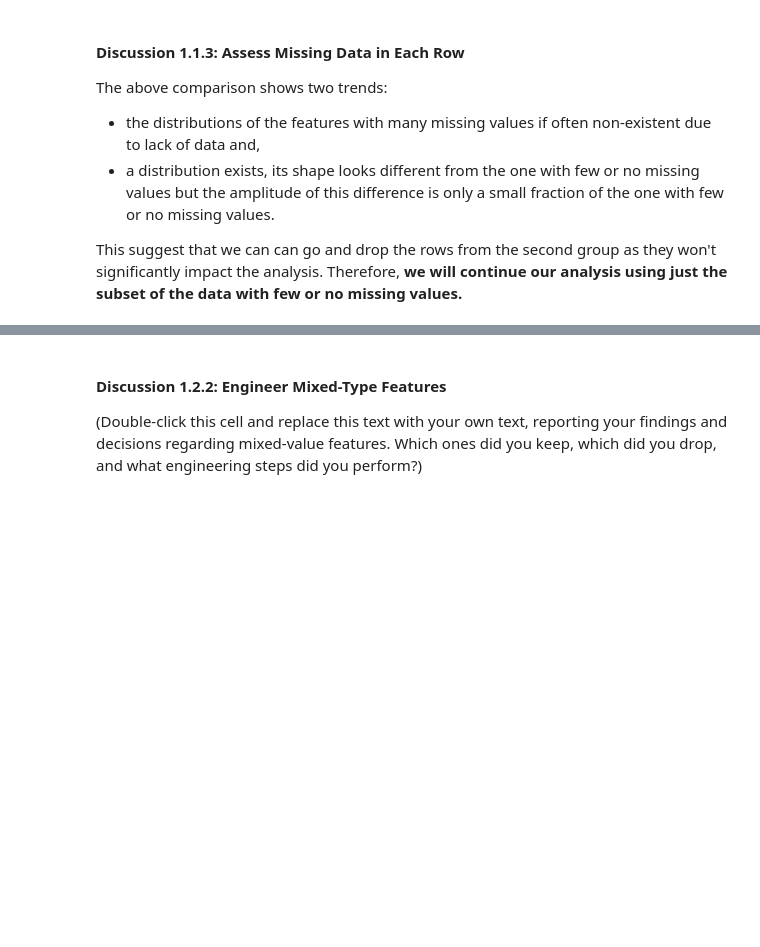
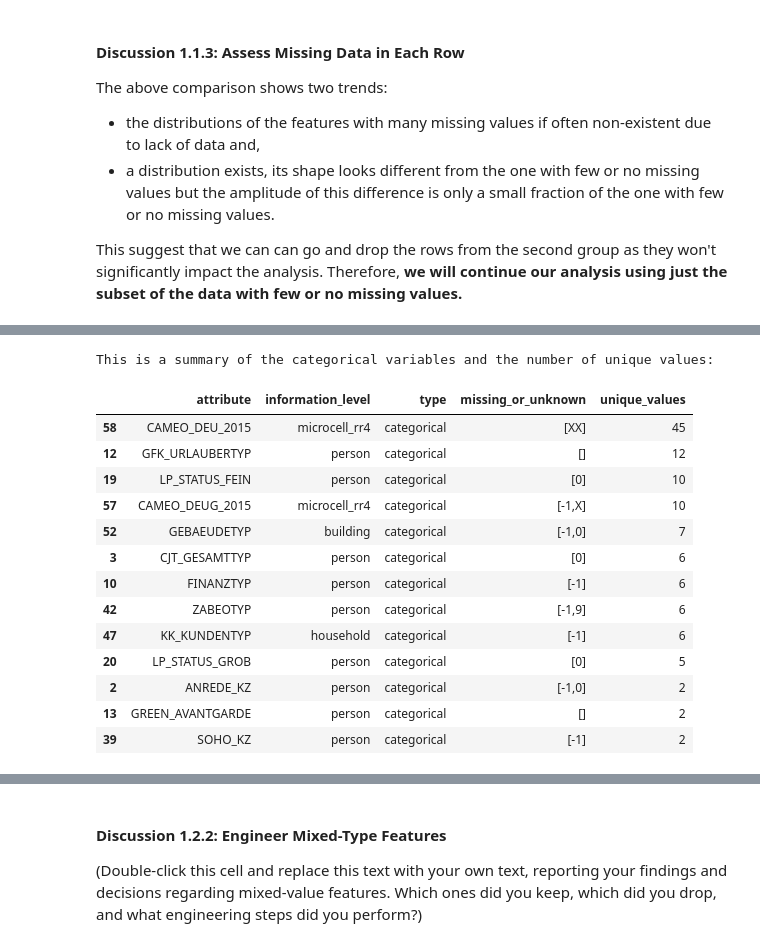
Before and after one commit to fab7/LESSONS-Unsupervised-Learning, a Jupyter notebook: project/Identify_Customer_Segments.ipynb, the cells around one changed output, grey strips where cells are left out. Saved outputs shown, nothing was run; the diff lists cells and outputs as text; code cells hidden in the pictures; blank space fills up the shorter version.

```diff
--- a/project/Identify_Customer_Segments.ipynb
+++ b/project/Identify_Customer_Segments.ipynb
@@ -411,18 +436,22 @@ From the above distribution, we can clearly see two groups of rows with differen
 - one for data points that are above this threshold and,
 - a second subset for points below that threshold.
 # %%
-# Define a threshold for dividing the data into two subsets
+########################################
+##  Divide the data into two subsets  ##
+########################################
+
+# Define a threshold for the split
 threshold = 25
 
 # Subset with less than 'threshold' NaNs
-df_lo_miss = azdias_nan_roc[azdias_nan_roc.isnull().sum(axis=1) <= threshold]
+azdias_nan_roc_lo_miss = azdias_nan_roc[azdias_nan_roc.isnull().sum(axis=1) <= threshold]
 
 # Subset with more than 'threshold' NaNs
-df_hi_miss = azdias_nan_roc[azdias_nan_roc.isnull().sum(axis=1) > threshold]
+azdias_nan_roc_hi_miss = azdias_nan_roc[azdias_nan_roc.isnull().sum(axis=1) > threshold]
 
 if VERBOSE > 1:
-    print(f"The shape of the 'low'  subset is {df_lo_miss.shape}")
-    print(f"The shape of the 'high' subset is {df_hi_miss.shape}")
+    print(f"The shape of the 'low'  subset is {azdias_nan_roc_lo_miss.shape}")
+    print(f"The shape of the 'high' subset is {azdias_nan_roc_hi_miss.shape}")
 # %% [output]
 The shape of the 'low'  subset is (797936, 79)
 The shape of the 'high' subset is (93285, 79)
@@ -549,0 +583,40 @@ For categorical data, you would ordinarily need to encode the levels as dummy va
+# %%
+##########################################
+##  Identify the categorical variables  ##
+##########################################
+
+# List the categorical variables
+categorical_features = feat_info_roc[feat_info_roc['type'] == 'categorical'].copy()
+
+# Add a column with the number of unique values per feature and populate it
+categorical_features['unique_values'] = 0
+
+for index, row in categorical_features.iterrows():
+    attrib_name = row['attribute']
+    if attrib_name in azdias_nan_roc_lo_miss:
+        num_unique = azdias_nan_roc_lo_miss[attrib_name].nunique()
+        if VERBOSE > 2:
+            print(f"Attribute {attrib_name} has {num_unique} unique values")
+        categorical_features.loc[index, 'unique_values'] = num_unique
+
+# Sort the dataframe by the 'unique_values' column
+categorical_features = categorical_features.sort_values(by='unique_values', ascending=False)
+
+print(f"This is a summary of the categorical variables and the number of unique values:")
+categorical_features
+# %% [output]
+This is a summary of the categorical variables and the number of unique values:
+|  | attribute | information_level | type | missing_or_unknown | unique_values |
+| 58 | CAMEO_DEU_2015 | microcell_rr4 | categorical | [XX] | 45 |
+| 12 | GFK_URLAUBERTYP | person | categorical | [] | 12 |
+| 19 | LP_STATUS_FEIN | person | categorical | [0] | 10 |
+| 57 | CAMEO_DEUG_2015 | microcell_rr4 | categorical | [-1,X] | 10 |
+| 52 | GEBAEUDETYP | building | categorical | [-1,0] | 7 |
+| 3 | CJT_GESAMTTYP | person | categorical | [0] | 6 |
+| 10 | FINANZTYP | person | categorical | [-1] | 6 |
+| 42 | ZABEOTYP | person | categorical | [-1,9] | 6 |
+| 47 | KK_KUNDENTYP | household | categorical | [-1] | 6 |
+| 20 | LP_STATUS_GROB | person | categorical | [0] | 5 |
+| 2 | ANREDE_KZ | person | categorical | [-1,0] | 2 |
+| 13 | GREEN_AVANTGARDE | person | categorical | [] | 2 |
+| 39 | SOHO_KZ | person | categorical | [-1] | 2 |
```
Also changed, not shown: parts of 21 cells of this notebook.
